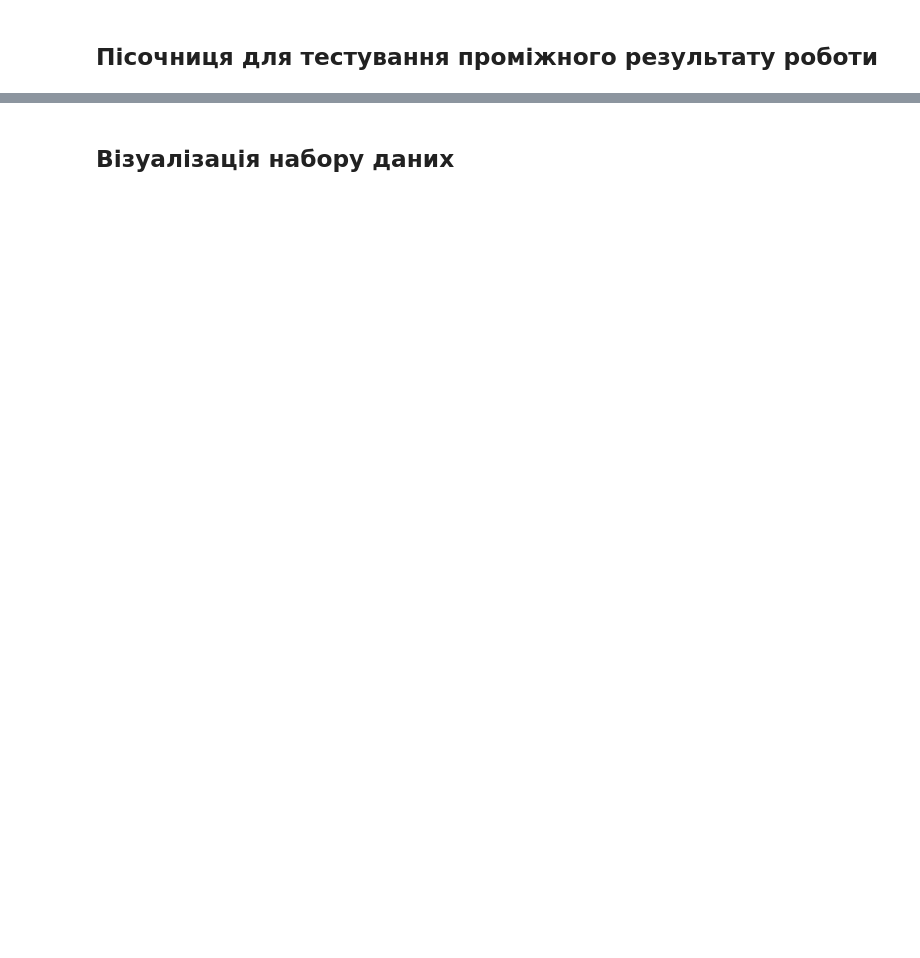
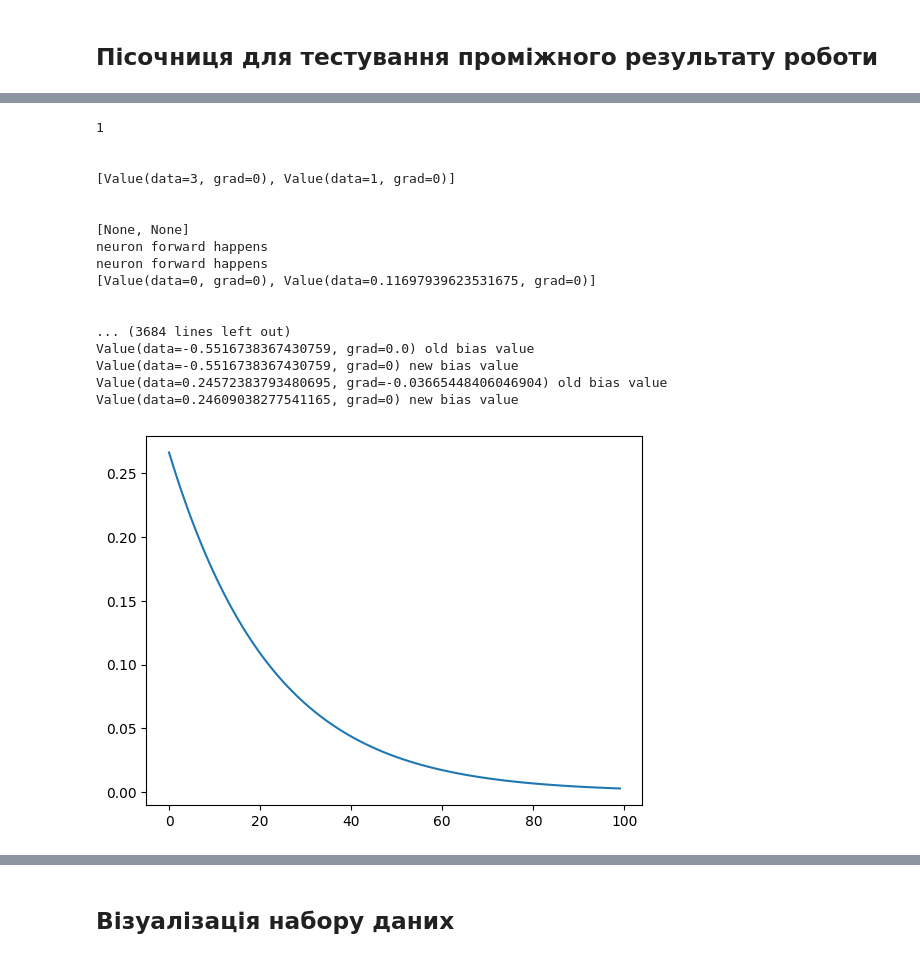
Before and after one commit to Acousticdesk/course-project-data-analysis, a Jupyter notebook: Neural Network.ipynb, the cells around one changed output, grey strips where cells are left out. Drawn from its saved outputs; the diff is of its cells as text; code cells hidden in the pictures; blank space fills up the shorter version.

```diff
--- a/Neural Network.ipynb
+++ b/Neural Network.ipynb
@@ -208,6 +208,8 @@ class NeuralNetwork:
 
                 loss = self.loss(expected_value)
 
+                print(loss.data, 'the loss')
+
                 # micrograd
                 loss.backward()
 
@@ -218,4 +220,4 @@ class NeuralNetwork:
                 loss_plot_x.append(steps)
                 loss_plot_y.append(loss.data)
 
-    learning_rate = 0.7
+    learning_rate = 0.01
@@ -310,3 +245,74 @@ Value(data=-1.2125866243888077, grad=0) new bias value
+# %%
+inputLayer = InputLayer([])
+hiddenLayer = Layer(inputLayer, 2)
+outputLayer = Layer(hiddenLayer, 1)
+nn = NeuralNetwork([inputLayer, hiddenLayer, outputLayer])
+
+entity = [3, 1, 1]
+
+xs = []
+ys = []
+
+for idx in range(100):
+    expected = entity[2]
+    print(expected)
+    print('\n')
+    inputLayer.set_inputs([entity[0], entity[1]])
+
+    print(inputLayer.values())
+    inputLayer.forward()
+    print('\n')
+
+    print(hiddenLayer.values())
+    hiddenLayer.forward()
+    print(hiddenLayer.values())
+    print('\n')
+
+    print(outputLayer.values())
+    outputLayer.forward()
+    print(outputLayer.values())
+    print('\n')
+
+    y_hat = outputLayer.values()[0]
+    print(y_hat)
+    print(nn.prediction(), 'the prediction')
+    loss = nn.loss(expected)
+    print('\n')
+
+    loss.backward()
+
+    print('See the updated grads')
+    print(inputLayer.values())
+    print(hiddenLayer.values())
+    print(outputLayer.values())
+    print('\n')
+
+    nn.backward()
+
+    xs.append(idx)
+    ys.append(loss.data)
+
+plt.plot(xs, ys)
+plt.show()
+# %% [output]
+1
+
+
+[Value(data=3, grad=0), Value(data=1, grad=0)]
+
+
+[None, None]
+neuron forward happens
+neuron forward happens
+[Value(data=0, grad=0), Value(data=0.11697939623531675, grad=0)]
+
+
+... (3684 lines left out)
+Value(data=-0.5516738367430759, grad=0.0) old bias value
+Value(data=-0.5516738367430759, grad=0) new bias value
+Value(data=0.24572383793480695, grad=-0.03665448406046904) old bias value
+Value(data=0.24609038277541165, grad=0) new bias value
+[figure, added]
 # %%
 inputLayer = InputLayer([])
 hiddenLayer = Layer(inputLayer, 2)
```
Also changed, not shown: parts of 24 cells of this notebook.
